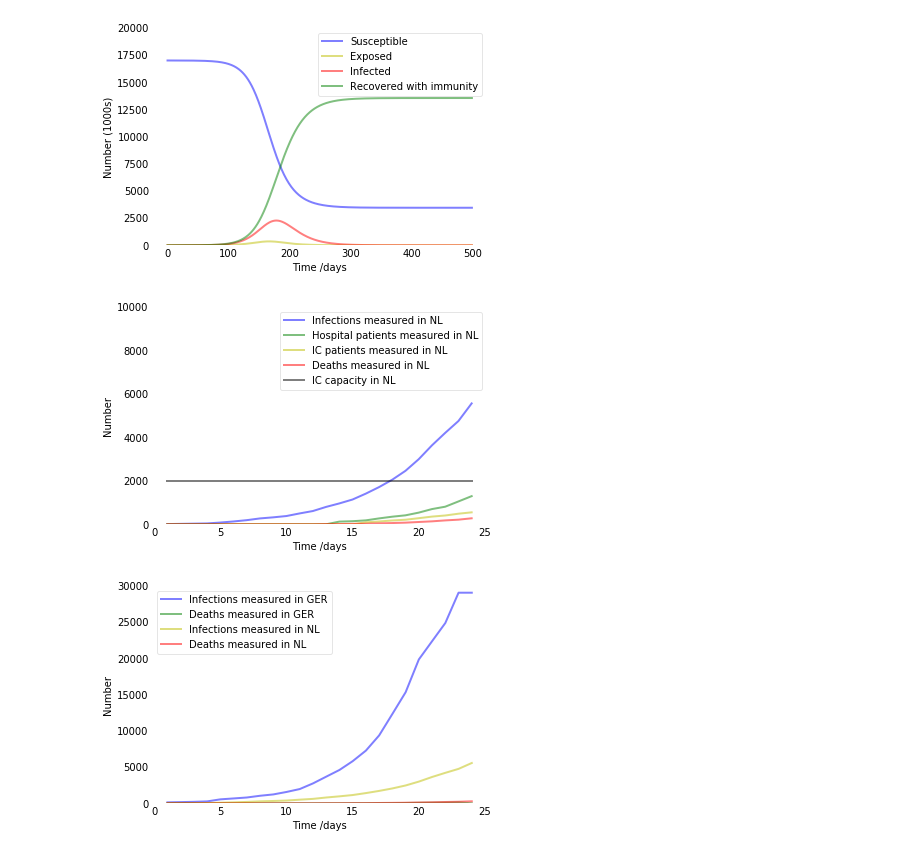
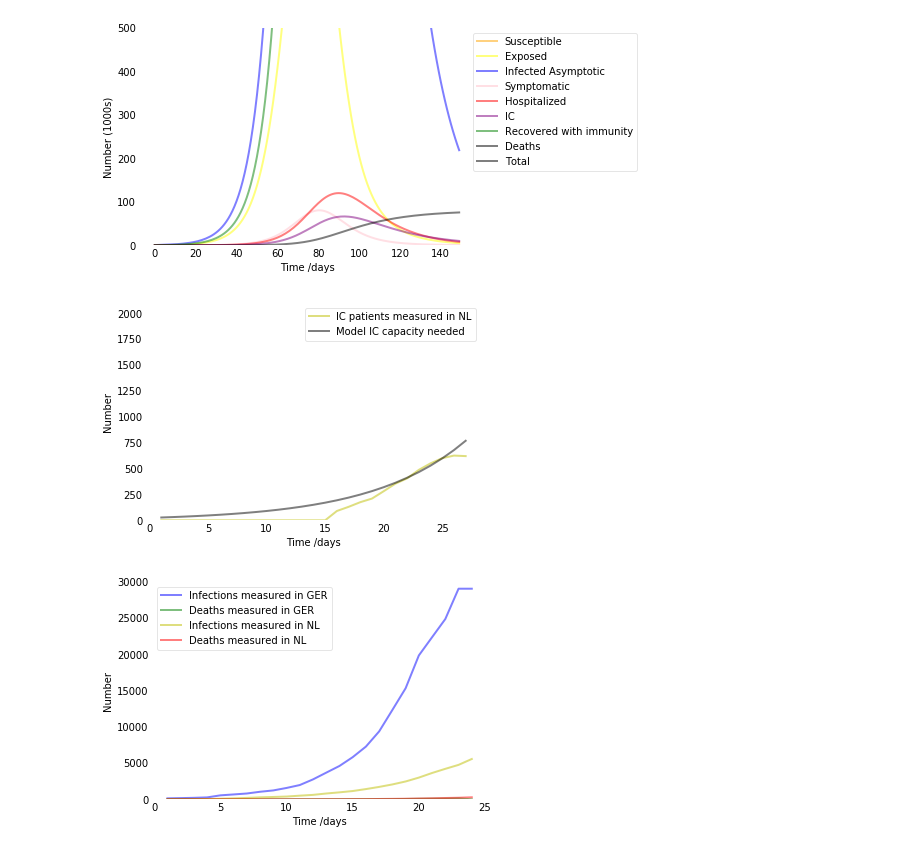
Before and after one commit to Noutfox/Corona, a Jupyter notebook: Dutch Corona model.ipynb, the cells around one changed output. Cells and saved outputs as stored; diff of their text form; code cells hidden in the pictures.

```diff
--- a/Dutch Corona model.ipynb
+++ b/Dutch Corona model.ipynb
@@ -99,19 +173,23 @@ def plot(S,E,I,R,N,t,scale):
 # %%
-# Dutch situation
+### Dutch situation
 N_NL = 17000000 #pop size
-E0, I0, R0 = 500, 100, 0 # Initial number of exposed, infected and recovered individuals, I0 and R0.
-S0 = N_NL - E0 - I0 - R0 # Everyone else, S0, is susceptible to infection initially.
+T0 = 17000000
+E0, I_A0, I_S0,H_R0,H_IC0,R_R0,R_D0 = 500, 500, 10, 0, 0, 0, 0 # Initial number of exposed, infected and recovered individuals, I0 and R0.
+S0 = N_NL - E0 - I_A0 - I_S0 - R_R0 - R_D0 # Everyone else, S0, is susceptible to infection initially.
 
-R_zero = 2
+R_zero = 2.3
 
 # Estimates for the incubation time, a, the contact rate, beta, and mean recovery time, gamma, (in 1/days).
-a, gamma, beta = 1./2, 1./14, gamma * R_zero
-t = 200 # the number of time steps
+a, s, lam, c = 1/2, 0.0348, 1/5, 0.3
+d1, d2 = 0.35, 0.05
+delta1, delta2 = 1/21, 1/14
+gamma1, gamma2, gamma3 = 1/21, 1/14, 1/14
+beta1, beta2 = 0.25,0.25
 # %%
 # making a first simulation
-S,E,I,R,N,t = simulation(S0,E0,I0,R0,500,N_NL,a,beta,gamma)
-plot(S,E,I,R,N,t,1000)
+S, E, I_A, I_S, H_R, H_IC, R_R, R_D, T, N, t = simulation(S0,E0,I_A0,I_S0,H_R0,H_IC0,R_R0,R_D0,T0, 150,N_NL, a, beta1, beta2, s, lam, c, d1, d2, delta1, delta2, gamma1, gamma2, gamma3)
+plot(S, E, I_A, I_S, H_R, H_IC, R_R, R_D,T, N_NL,t,1000)
 # %% [output]
-[figure, old version]
+[figure, new version]
 # %%
 #Measured infections in the Netherlands
@@ -123,15 +223,17 @@ IC_capacity_NL = np.ones(I_measured.size)*2000
 # %%
-t = np.linspace(1, I_measured_NL.size,I_measured_NL.size)
+#t = np.linspace(1, I_measured_NL.size,I_measured_NL.size)
+t = np.linspace(1, 27,27)
 fig = plt.figure(facecolor='w')
 ax = fig.add_subplot(111, axisbelow=True)
-ax.plot(t, I_measured_NL, 'b', alpha=0.5, lw=2, label='Infections measured in NL')
-ax.plot(t, H_measured_NL, 'g', alpha=0.5, lw=2, label='Hospital patients measured in NL')
+#ax.plot(t, I_measured_NL, 'b', alpha=0.5, lw=2, label='Infections measured in NL')
+#ax.plot(t, H_measured_NL, 'g', alpha=0.5, lw=2, label='Hospital patients measured in NL')
 ax.plot(t, IC_measured_NL, 'y', alpha=0.5, lw=2, label='IC patients measured in NL')
-ax.plot(t, D_measured_NL, 'r', alpha=0.5, lw=2, label='Deaths measured in NL')
-ax.plot(t, IC_capacity_NL, 'black', alpha=0.5, lw=2, label='IC capacity in NL')
+#ax.plot(t, D_measured_NL, 'r', alpha=0.5, lw=2, label='Deaths measured in NL')
+#ax.plot(t, IC_capacity_NL, 'orange', alpha=0.5, lw=2, label='IC Capacity NL')
+ax.plot(t, H_IC[14:41], 'black', alpha=0.5, lw=2, label='Model IC capacity needed')
 ax.set_xlabel('Time /days')
 ax.set_ylabel('Number')
-ax.set_ylim(0,10000)
+ax.set_ylim(0,2100)
 ax.yaxis.set_tick_params(length=0)
 ax.xaxis.set_tick_params(length=0)
 ax.grid(b=True, which='major', c='w', lw=2, ls='-')
@@ -141,7 +243,7 @@ for spine in ('top', 'right', 'bottom', 'left'):
     ax.spines[spine].set_visible(False)
 plt.show()
 # %% [output]
-[figure, old version]
+[figure, new version]
 # %%
 #Germany numbers from March 1st 2020 onwards:
 I_measured_GER = np.array([130,165,203,262,545,670,800,1040,1224,1565,1966,2745,3675,4599,5813,7272,9367,12327,15320,19848,22364,24873,29056,29056])
```
Also changed, not shown: parts of 11 cells of this notebook.
